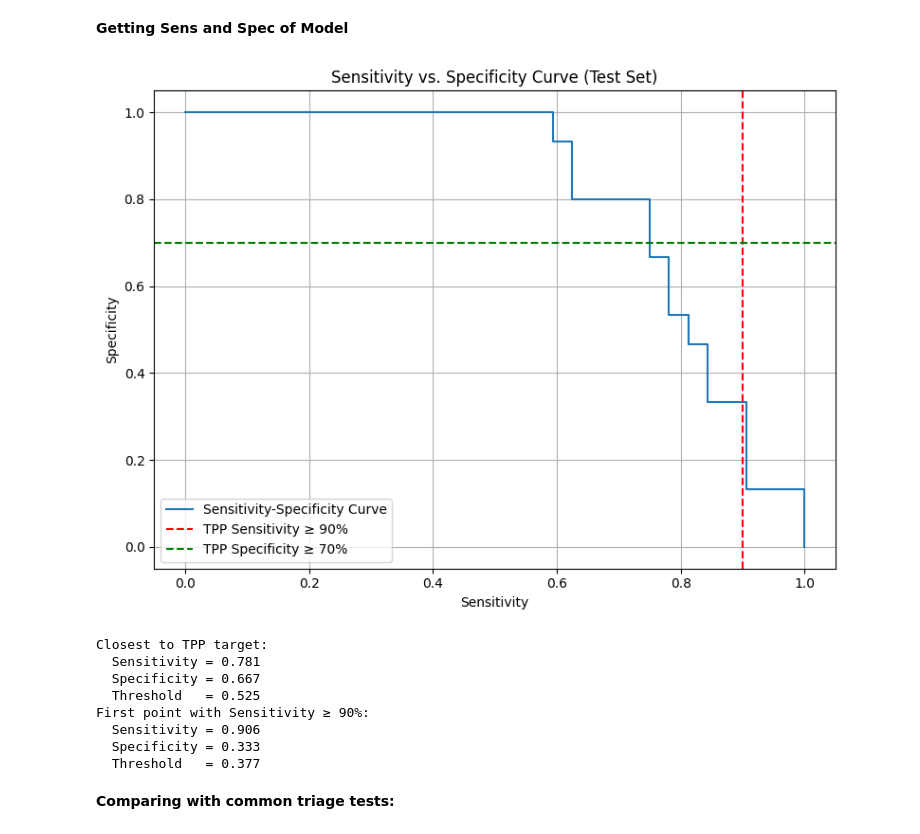
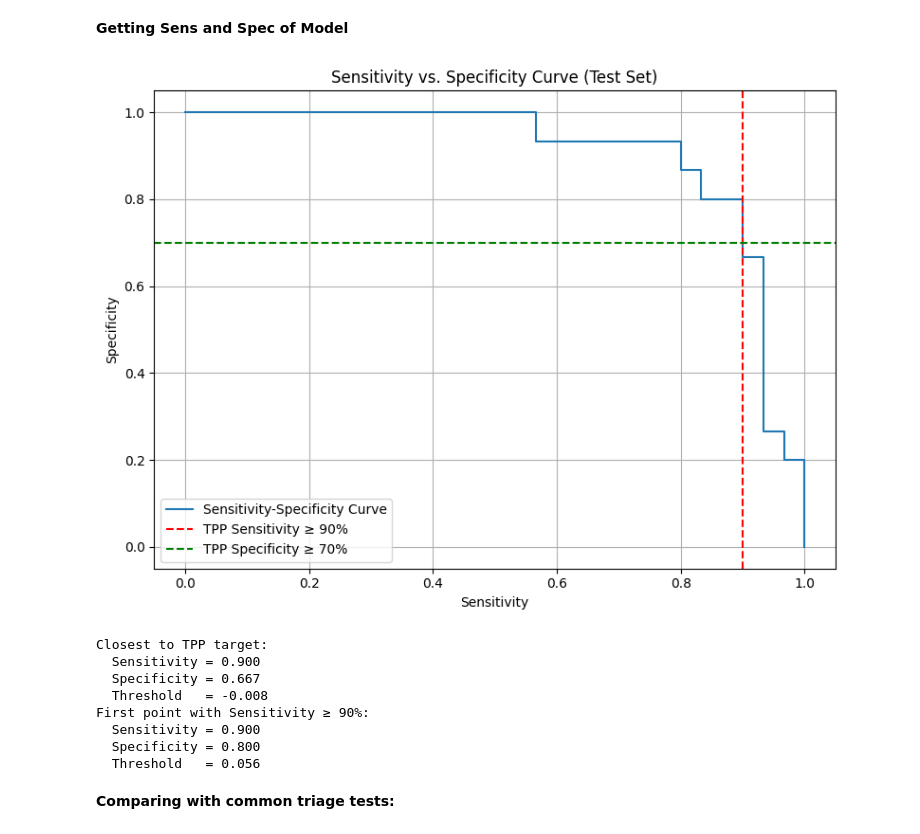
Before and after one commit to tyst-ucsf/capstone-project, a Jupyter notebook: 1e_Comparison.ipynb, the cells around one changed output. Saved outputs shown, nothing was run; the diff lists cells and outputs as text; code cells hidden in the pictures.

```diff
--- a/1e_Comparison.ipynb
+++ b/1e_Comparison.ipynb
@@ -13,21 +13,21 @@ import pandas as pd
 Loading in model from previous notebook
 # %%
 # Load model
-lasso_on_rfe_no_demo = joblib.load("lasso_on_rfe_no_demo.pkl")
+svm_final_demo = joblib.load("svm_final_demo.pkl")
 
 # Load test data
-x_test_no_demo = joblib.load("x_test_no_demo.pkl")
-y_test_no_demo = joblib.load("y_test_no_demo.pkl")
+x_test_demo = joblib.load("x_test_demo.pkl")
+y_test_demo = joblib.load("y_test_demo.pkl")
 
 # Load feature list
-overlap_features = joblib.load("overlap_features.pkl")
+svm_rfe_features_with_demo = joblib.load("svm_rfe_features_with_demo.pkl")
 # %% [markdown]
 **Getting Sens and Spec of Model**
 # %%
 # predicted probabilities from model
-probs = lasso_on_rfe_no_demo.predict_proba(x_test_no_demo[overlap_features])[:, 1]
+scores = svm_final_demo.decision_function(x_test_demo[svm_rfe_features_with_demo])
 
-fpr, tpr, thresholds = roc_curve(y_test_no_demo, probs)
+fpr, tpr, thresholds = roc_curve(y_test_demo, scores)
 specificity = 1 - fpr
 
 # Sens. v Spec.
@@ -52,42 +52,42 @@ target_spec = 0.70
 
 # TPP Optimized
 
 # Find closest point
 distances = np.sqrt((tpr - target_sens)**2 + ((1 - fpr) - target_spec)**2)
 closest_idx = np.argmin(distances)
 chosen_sens = tpr[closest_idx]
 chosen_spec = 1 - fpr[closest_idx]
 chosen_thresh = thresholds[closest_idx]
 
 print("Closest to TPP target: ")
 print(f"  Sensitivity = {chosen_sens:.3f}")
 print(f"  Specificity = {chosen_spec:.3f}")
 print(f"  Threshold   = {chosen_thresh:.3f}")
 
 
 # Sensitivity optimized
 # first point where sensitivity >= 90%
 target_sens = 0.90
 idx_sens90 = np.where(tpr >= target_sens)[0][0]
 
 sens_90plus = tpr[idx_sens90]
 spec_90plus = 1 - fpr[idx_sens90]  # bc this is the 1-FPR = spec
 thresh_90plus = thresholds[idx_sens90]
 
 print("First point with Sensitivity ≥ 90%:")
 print(f"  Sensitivity = {sens_90plus:.3f}")
 print(f"  Specificity = {spec_90plus:.3f}")
 print(f"  Threshold   = {thresh_90plus:.3f}")
 # %% [output]
-[figure, old version]
+[figure, new version]
 Closest to TPP target:
-  Sensitivity = 0.781
+  Sensitivity = 0.900
   Specificity = 0.667
-  Threshold   = 0.525
+  Threshold   = -0.008
 First point with Sensitivity ≥ 90%:
-  Sensitivity = 0.906
-  Specificity = 0.333
-  Threshold   = 0.377
+  Sensitivity = 0.900
+  Specificity = 0.800
+  Threshold   = 0.056
 # %% [markdown]
 **Comparing with common triage tests:**
 # %%
```
Also changed, not shown: parts of 5 cells of this notebook, 21 other files.
